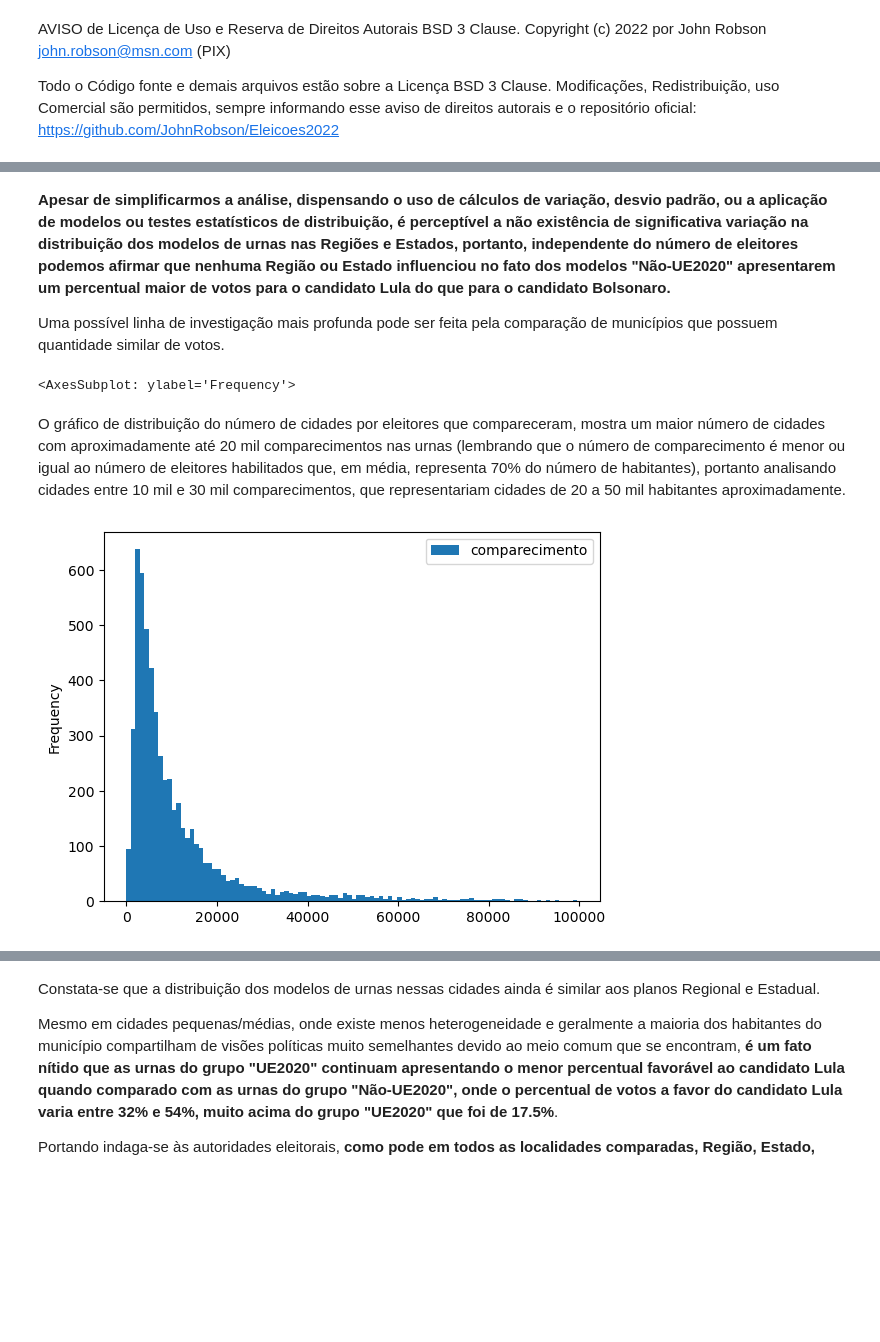
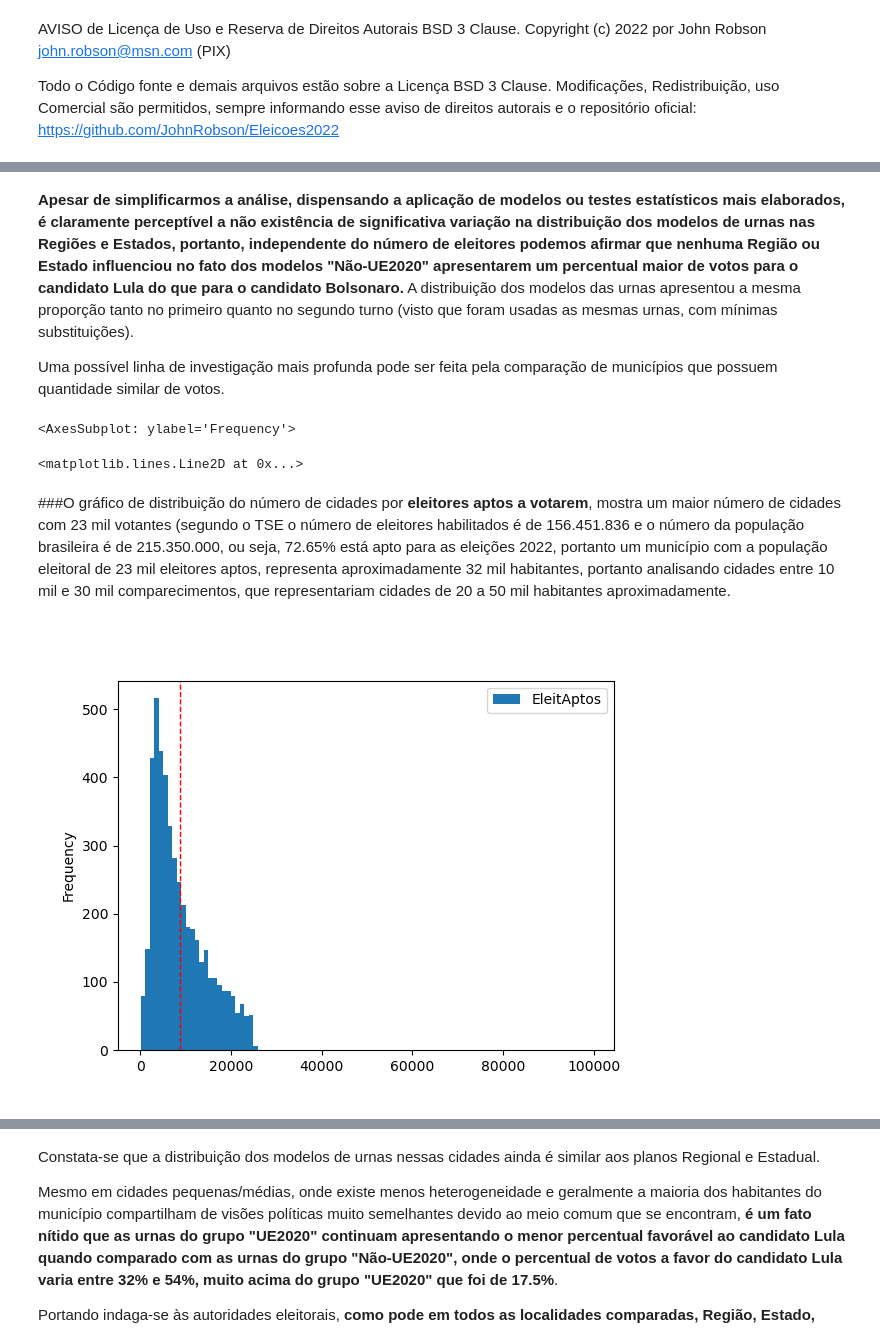
Before and after one commit to JohnRobson/Eleicoes2022, a Jupyter notebook: estudos_votos_presidente.ipynb, the cells around one changed output, grey strips where cells are left out. Cells and saved outputs as stored; diff of their text form; code cells hidden in the pictures; blank space fills up the shorter version.

Commit message:
Updates em diversos arquivos

```diff
--- a/estudos_votos_presidente.ipynb
+++ b/estudos_votos_presidente.ipynb
@@ -33,10 +38,9 @@ def printmd(string): # convert markdown para HTML
     display(Markdown(string))
 # %%
 # Importando Banco de Dados para Python Pandas Dataframe
-bd = pd.read_sql_query('SELECT id, turno, regiao, estado, municipio, zona, local, secao, vPresA22, vPresB13, vPresNulo, vPresBranco, vGovA,\
-vGovB, vGovNulo, vGovBranco, qEleitAptos, qComparecimento, qEleitLibCodigo, qEleitBiometrico, modelUrna, arquivoBU FROM urnas', session.bind)
+bd = pd.read_sql_query('SELECT id, turno, regiao, estado, municipio, zona, local, secao, vPresA22, vPresB13, vPresC15, vPresD12, vPresNulo, vPresBranco, qEleitAptos, qComparecimento, modelUrna FROM urnas', session.bind)
 
 # Criação de Colunas Extas para Análises
-bd['vPresTotal'] = bd['vPresA22'] + bd['vPresB13'] # total votos presidente
-bd['vGovTotal'] = bd['vGovA'] + bd['vGovB'] # coluna total votos governador
+bd['vPresBN'] = bd['vPresBranco'] + bd['vPresNulo'] # presidente votos Nulos e Brancos
+bd['vPresOutros'] = bd['qComparecimento'].sub(bd['vPresA22'] + bd['vPresB13'] + bd['vPresC15'] + bd['vPresD12'] + bd['vPresBN']) # coluna total votos governado
 # %%
@@ -85,2 +205,3 @@ O que se destaca nesses dados é o fato de **haver uma diferença de +4.21% até
 # %%
-bdt = bdt.drop(bdt[bdt['modelUrna'] == 'UE0000'].index) # remove as urnas sem identificação de modelo (57 no 1o turno e 5 no 2o turno)
+bd = bd.drop(bd[bd['modelUrna'] == 'UE0000'].index) # remove as urnas sem identificação de modelo (57 no 1o turno e 5 no 2o turno)
+bd = bd.drop(bd[bd['modelUrna'] == 'UE1111'].index) # remove as urnas sem identificação de modelo (10 no 1o turno e 0 no 2o turno)
@@ -174,13 +306,19 @@ Analisando a distribuição do grupos **"UE2020"** e **"Não-UE2020"** constatam
 # %% [markdown]
-**Apesar de simplificarmos a análise, dispensando o uso de cálculos de variação, desvio padrão, ou a aplicação de modelos ou testes estatísticos de distribuição, é perceptível a não existência de significativa variação na distribuição dos modelos de urnas nas Regiões e Estados, portanto, independente do número de eleitores podemos afirmar que nenhuma Região ou Estado influenciou no fato dos modelos "Não-UE2020" apresentarem um percentual maior de votos para o candidato Lula do que para o candidato Bolsonaro.**
+**Apesar de simplificarmos a análise, dispensando a aplicação de modelos ou testes estatísticos mais elaborados, é claramente perceptível a não existência de significativa variação na distribuição dos modelos de urnas nas Regiões e Estados, portanto, independente do número de eleitores podemos afirmar que nenhuma Região ou Estado influenciou no fato dos modelos "Não-UE2020" apresentarem um percentual maior de votos para o candidato Lula do que para o candidato Bolsonaro.** A distribuição dos modelos das urnas apresentou a mesma proporção tanto no primeiro quanto no segundo turno (visto que foram usadas as mesmas urnas, com mínimas substituições).
 
 Uma possível linha de investigação mais profunda pode ser feita pela comparação de municípios que possuem quantidade similar de votos.
 # %%
-municipios = bdt.groupby('municipio')['qComparecimento'].sum().reset_index(name='comparecimento')
-municipios[municipios['comparecimento'] <= 100000].plot.hist(column='comparecimento', bins=100)
-printmd(f'O gráfico de distribuição do número de cidades por eleitores que compareceram, mostra um maior número de cidades com aproximadamente até 20 mil comparecimentos nas urnas (lembrando que o número de comparecimento é menor ou igual ao número de eleitores habilitados que, em média, representa 70% do número de habitantes), portanto analisando cidades entre 10 mil e 30 mil comparecimentos, que representariam cidades de 20 a 50 mil habitantes aproximadamente.')
+bdt = bd[bd['turno'] == 2]
+municipios = bdt.groupby('municipio')['qEleitAptos'].sum().reset_index(name='EleitAptos')
+
+municipios = municipios[municipios['EleitAptos'] <= 25000]
+# 5709
+municipios.plot.hist(column='EleitAptos', bins=100)
+plt.axvline(municipios['EleitAptos'].mean(), color='r', linestyle='dashed', linewidth=1)
+printmd(f' ###O gráfico de distribuição do número de cidades por **eleitores aptos a votarem**, mostra um maior número de cidades com 23 mil votantes (segundo o TSE o número de eleitores habilitados é de 156.451.836 e o número da população brasileira é de 215.350.000, ou seja, 72.65% está apto para as eleições 2022, portanto um município com a população eleitoral de 23 mil eleitores aptos, representa aproximadamente 32 mil habitantes, portanto analisando cidades entre 10 mil e 30 mil comparecimentos, que representariam cidades de 20 a 50 mil habitantes aproximadamente.')
 # %% [output]
 <AxesSubplot: ylabel='Frequency'>
+<matplotlib.lines.Line2D at 0x...>
-O gráfico de distribuição do número de cidades por eleitores que compareceram, mostra um maior número de cidades com aproximadamente até 20 mil comparecimentos nas urnas (lembrando que o número de comparecimento é menor ou igual ao número de eleitores habilitados que, em média, representa 70% do número de habitantes), portanto analisando cidades entre 10 mil e 30 mil comparecimentos, que representariam cidades de 20 a 50 mil habitantes aproximadamente.
+ ###O gráfico de distribuição do número de cidades por **eleitores aptos a votarem**, mostra um maior número de cidades com 23 mil votantes (segundo o TSE o número de eleitores habilitados é de 156.451.836 e o número da população brasileira é de 215.350.000, ou seja, 72.65% está apto para as eleições 2022, portanto um município com a população eleitoral de 23 mil eleitores aptos, representa aproximadamente 32 mil habitantes, portanto analisando cidades entre 10 mil e 30 mil comparecimentos, que representariam cidades de 20 a 50 mil habitantes aproximadamente.
-[figure, old version]
+[figure, new version]
 # %%
```
Also changed, not shown: parts of 13 cells of this notebook, 3 other files.
